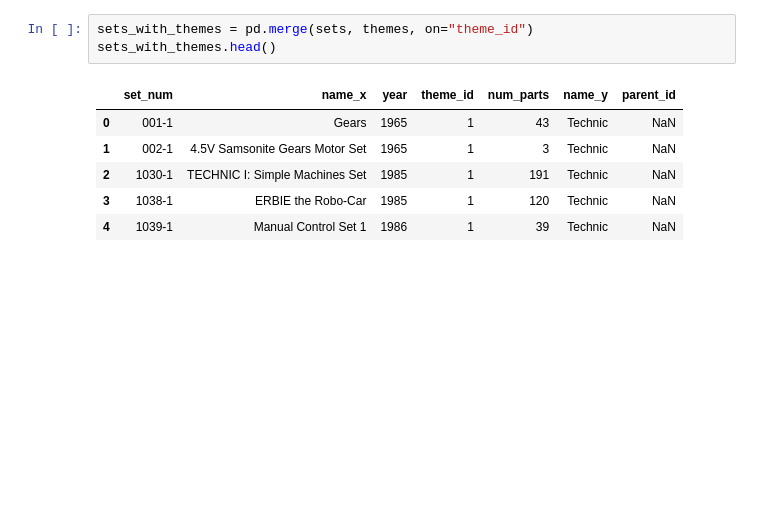
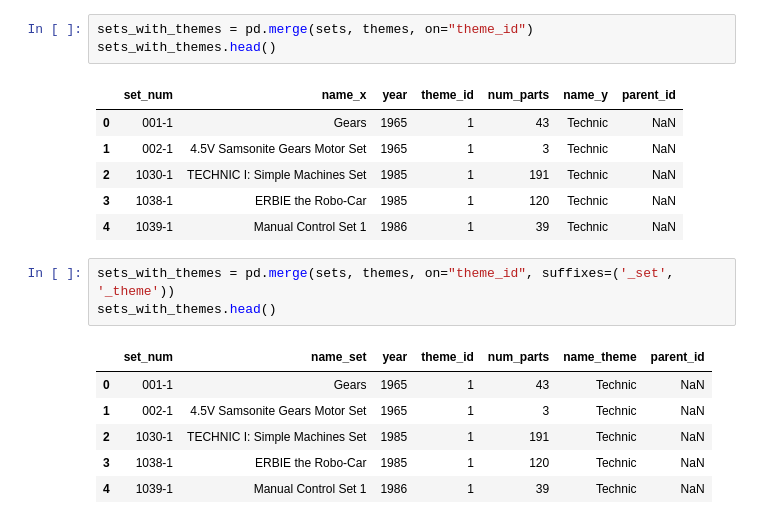
Before and after one commit to oscardbocanegra/udemy, a Jupyter notebook: analisis_datos/merging_dataframes.ipynb, the cells around one changed output. Drawn from its saved outputs; the diff is of its cells as text; blank space fills up the shorter version.

```diff
--- a/analisis_datos/merging_dataframes.ipynb
+++ b/analisis_datos/merging_dataframes.ipynb
@@ -291,3 +291,13 @@ sets_with_themes.head()
 | 2 | 1030-1 | TECHNIC I: Simple Machines Set | 1985 | 1 | 191 | Technic | NaN |
 | 3 | 1038-1 | ERBIE the Robo-Car | 1985 | 1 | 120 | Technic | NaN |
 | 4 | 1039-1 | Manual Control Set 1 | 1986 | 1 | 39 | Technic | NaN |
+# %%
+sets_with_themes = pd.merge(sets, themes, on="theme_id", suffixes=('_set', '_theme'))
+sets_with_themes.head()
+# %% [output]
+|  | set_num | name_set | year | theme_id | num_parts | name_theme | parent_id |
+| 0 | 001-1 | Gears | 1965 | 1 | 43 | Technic | NaN |
+| 1 | 002-1 | 4.5V Samsonite Gears Motor Set | 1965 | 1 | 3 | Technic | NaN |
+| 2 | 1030-1 | TECHNIC I: Simple Machines Set | 1985 | 1 | 191 | Technic | NaN |
+| 3 | 1038-1 | ERBIE the Robo-Car | 1985 | 1 | 120 | Technic | NaN |
+| 4 | 1039-1 | Manual Control Set 1 | 1986 | 1 | 39 | Technic | NaN |
```
Also changed, not shown: parts of 9 cells of this notebook.
